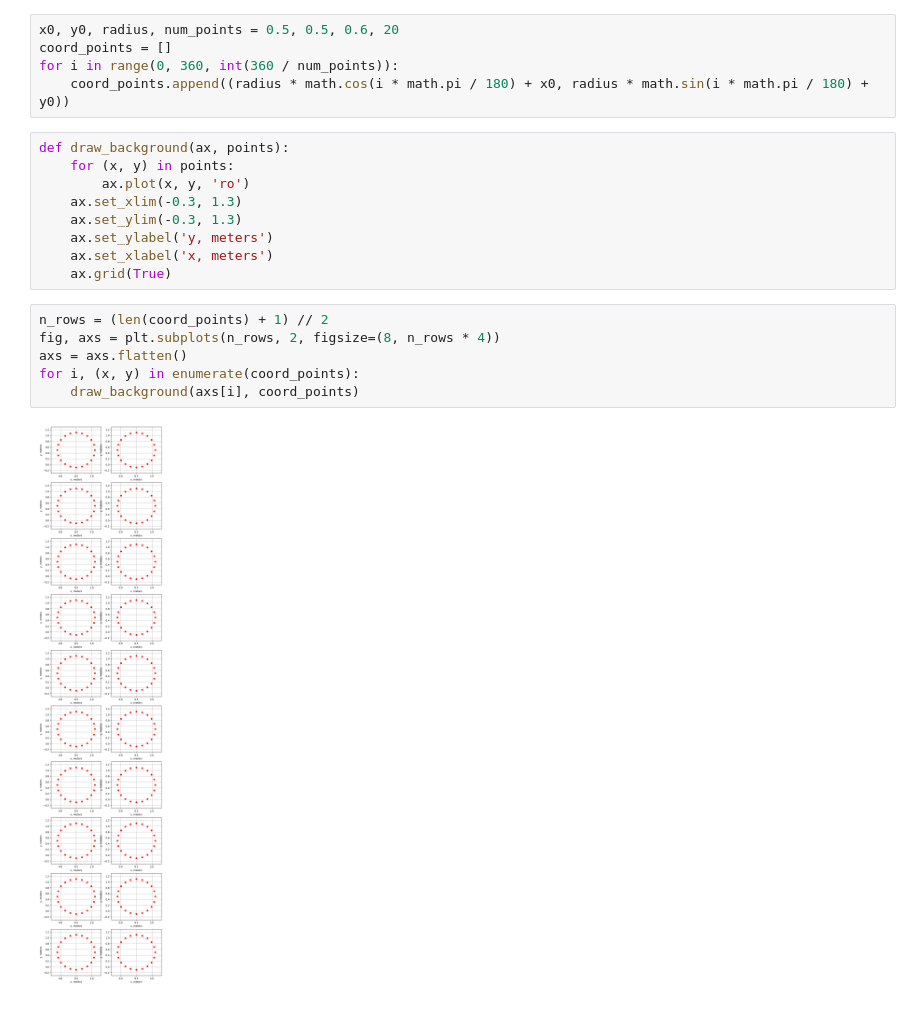
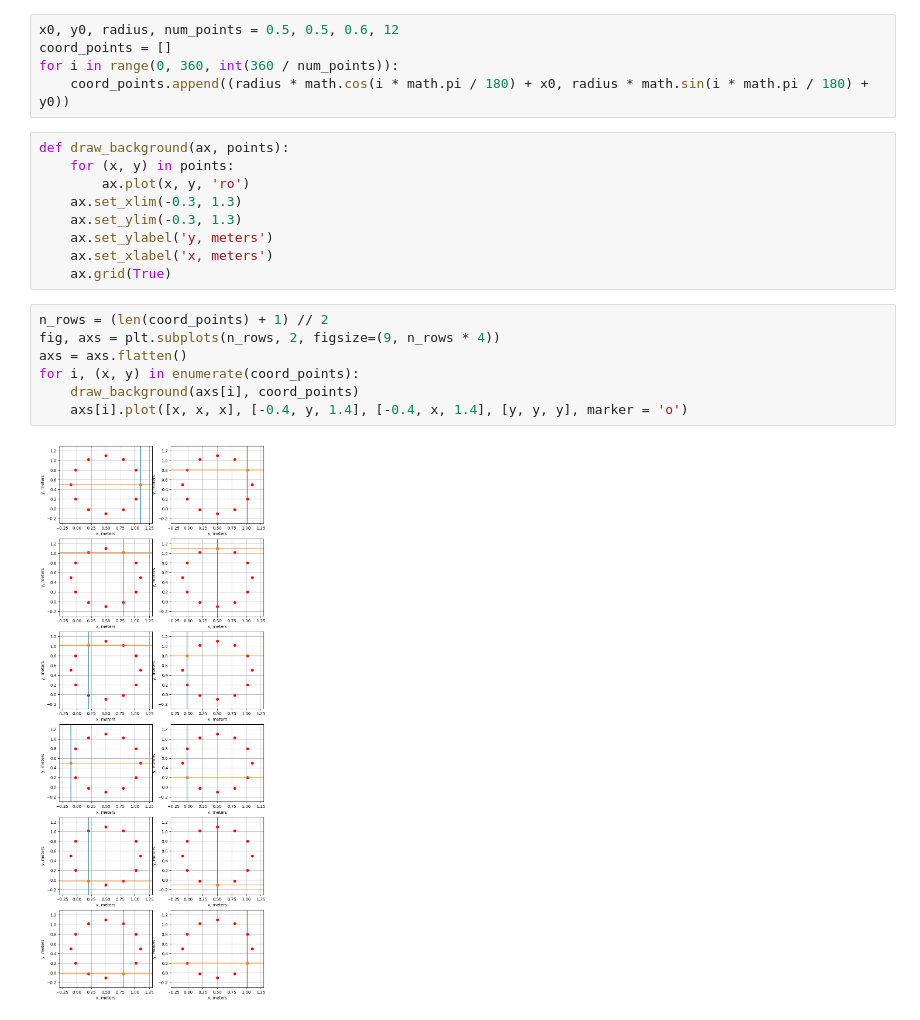
Before and after one commit to mr1necs/Modeling-Robots, a Jupyter notebook: lab_4.ipynb, the cells around one changed output. Saved outputs shown, nothing was run; the diff lists cells and outputs as text.

```diff
--- a/lab_4.ipynb
+++ b/lab_4.ipynb
@@ -4,5 +6,5 @@ import matplotlib.pyplot as plt
 # %%
-x0, y0, radius, num_points = 0.5, 0.5, 0.6, 20
+x0, y0, radius, num_points = 0.5, 0.5, 0.6, 12
 coord_points = []
 for i in range(0, 360, int(360 / num_points)):
     coord_points.append((radius * math.cos(i * math.pi / 180) + x0, radius * math.sin(i * math.pi / 180) + y0))
@@ -17,9 +19,10 @@ def draw_background(ax, points):
     ax.grid(True)
 # %%
 n_rows = (len(coord_points) + 1) // 2
-fig, axs = plt.subplots(n_rows, 2, figsize=(8, n_rows * 4))
+fig, axs = plt.subplots(n_rows, 2, figsize=(9, n_rows * 4))
 axs = axs.flatten()
 for i, (x, y) in enumerate(coord_points):
     draw_background(axs[i], coord_points)
+    axs[i].plot([x, x, x], [-0.4, y, 1.4], [-0.4, x, 1.4], [y, y, y], marker = 'o')
 # %% [output]
-[figure, old version]
+[figure, new version]
```
Also changed, not shown: parts of 1 cell of this notebook, 1 other file.
